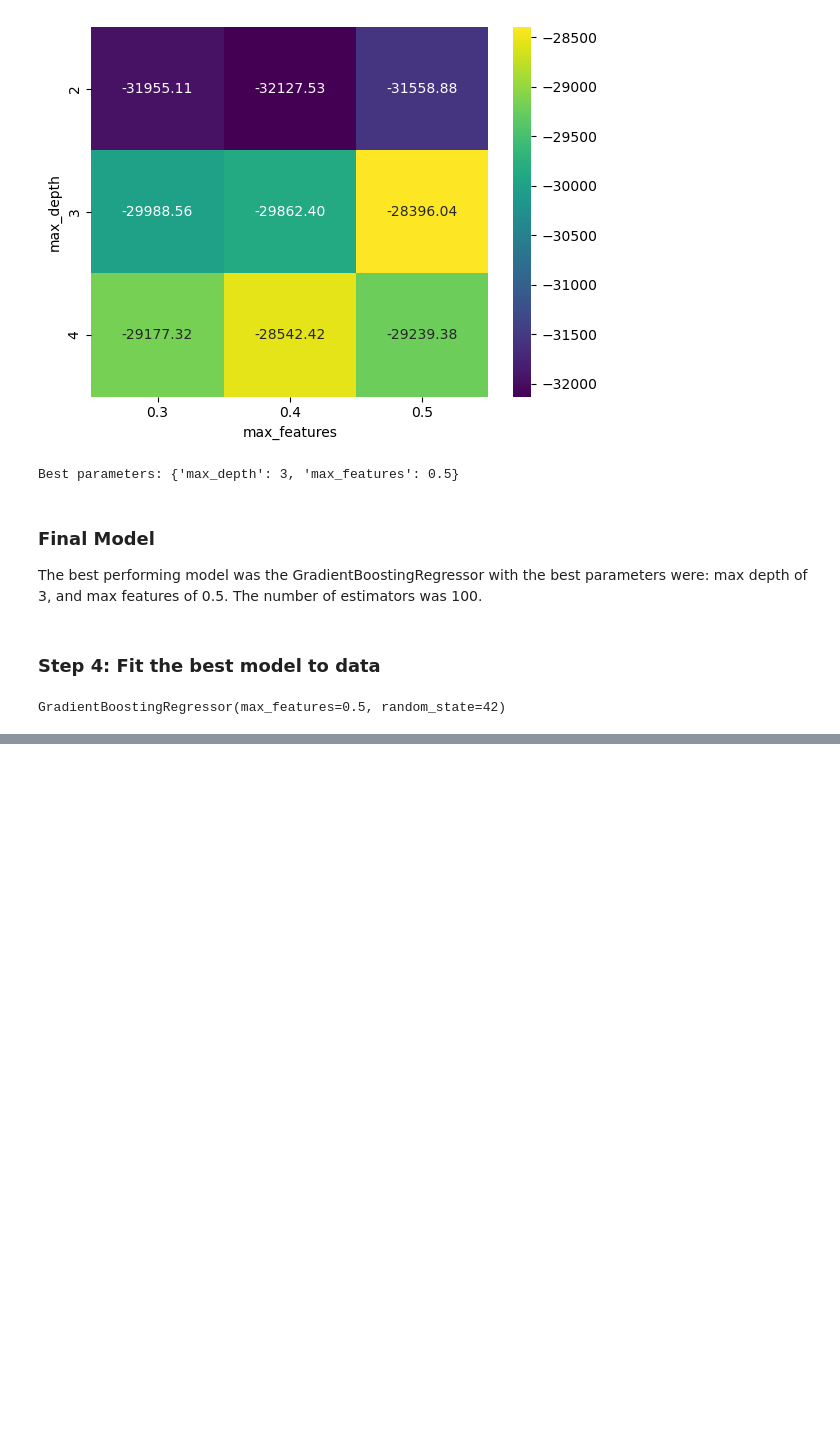
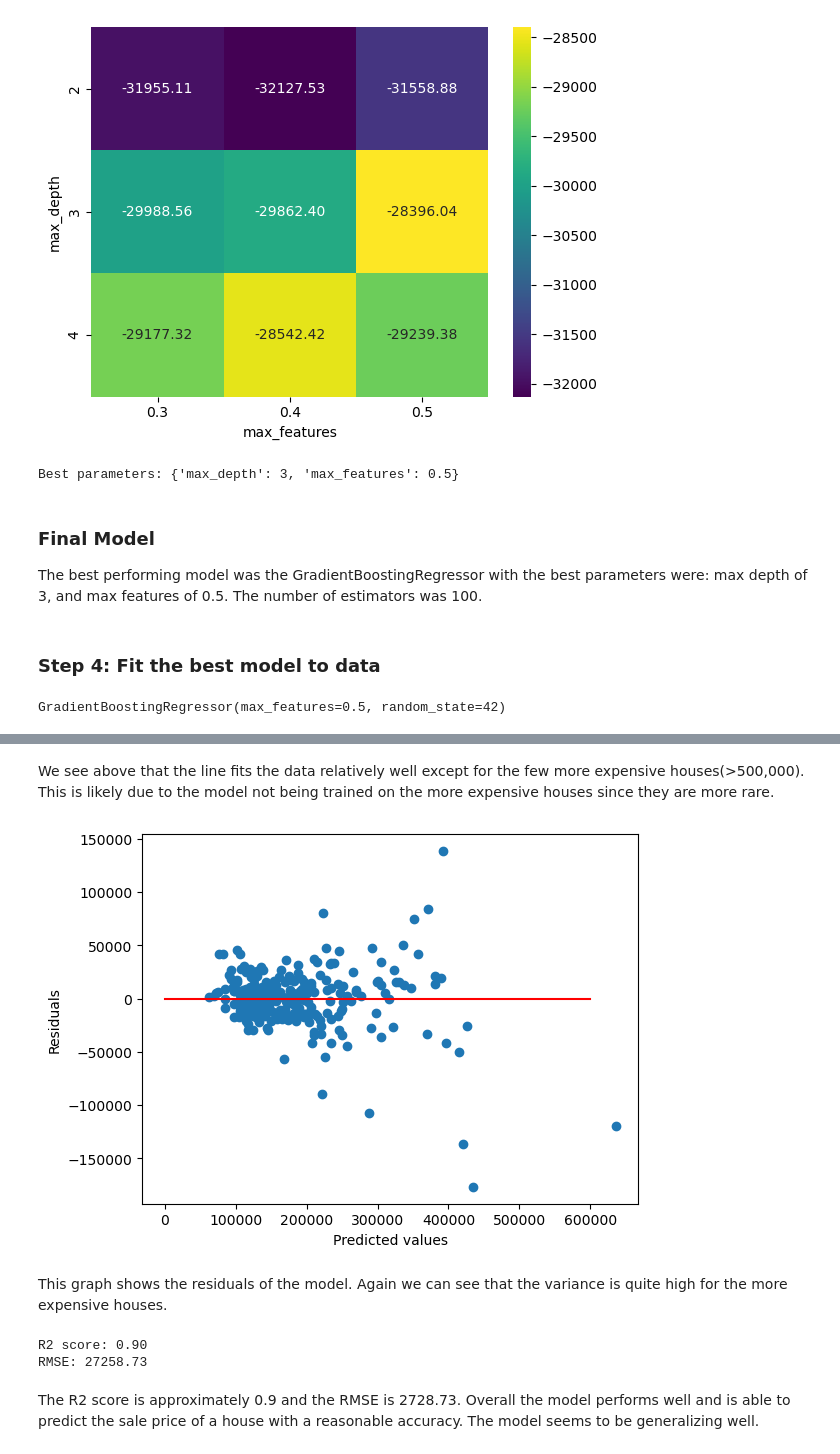
Before and after one commit to SMRain10/Housing-Price-Regression-Competition, a Jupyter notebook: 611_Project_v2.ipynb, the cells around one changed output, grey strips where cells are left out. Cells and saved outputs as stored; diff of their text form; code cells hidden in the pictures; blank space fills up the shorter version.

```diff
--- a/611_Project_v2.ipynb
+++ b/611_Project_v2.ipynb
@@ -554,0 +569,25 @@ GradientBoostingRegressor(max_features=0.5, random_state=42)
+# %% [markdown]
+We see above that the line fits the data relatively well except for the few more expensive houses(>500,000). This is likely due to the model not being trained on the more expensive houses since they are more rare.
+# %%
+# Residual Plot
+plt.scatter(y_pred, y_pred - y_test)
+plt.plot([0,600000], [0,0], color = 'red')
+plt.xlabel('Predicted values')
+plt.ylabel('Residuals')
+plt.show()
+# %% [output]
+[figure, added]
+# %% [markdown]
+This graph shows the residuals of the model. Again we can see that the variance is quite high for the more expensive houses.
+# %%
+from sklearn.metrics import r2_score, mean_squared_error
+# Print the R2 score
+print(f"R2 score: {r2_score(y_test, y_pred):.2f}")
+
+# Print the RMSE
+print(f"RMSE: {np.sqrt(mean_squared_error(y_test, y_pred)):.2f}")
+# %% [output]
+R2 score: 0.90
+RMSE: 27258.73
+# %% [markdown]
+The R2 score is approximately 0.9 and the RMSE is 2728.73. Overall the model performs well and is able to predict the sale price of a house with a reasonable accuracy. The model seems to be generalizing well.
```
Also changed, not shown: parts of 3 cells of this notebook.
